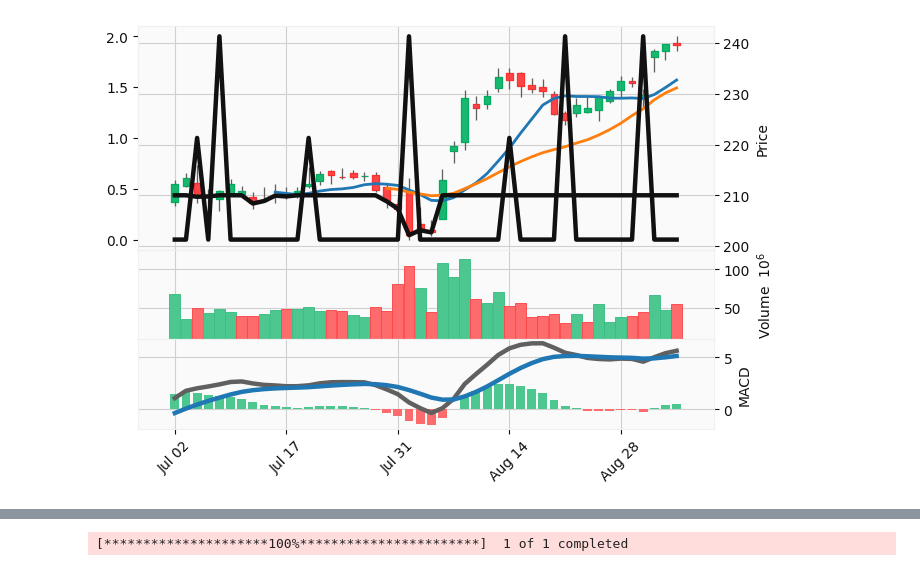
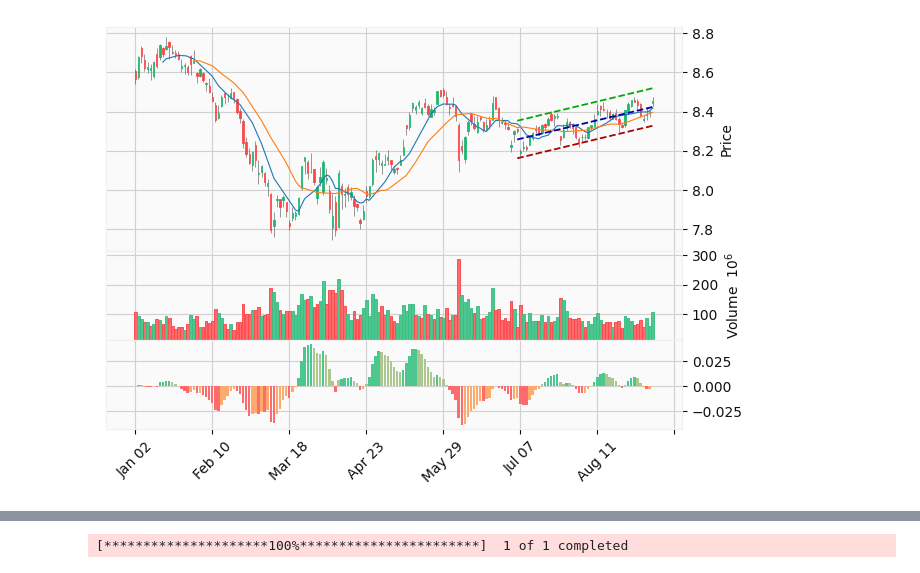
Before and after one commit to jondatan/stock_market, a Jupyter notebook: ploting.ipynb, the cells around one changed output, grey strips where cells are left out. Cells and saved outputs as stored; diff of their text form; code cells hidden in the pictures.

Commit message:
long session. Added channels, and refactored to native poalrs/numpy. 10x speed.

```diff
--- a/ploting.ipynb
+++ b/ploting.ipynb
@@ -15,10 +14,13 @@ from scipy import stats
 pdf_raw = pd.read_parquet("data/silver/stock_daily_candle.parquet")
 # %%
 data = pdf_raw
-data = data[
-    (data["ticker"] == "AAPL") & (data["date"] > datetime.date(2025, 1, 1))
-].sort_values("date")
+data = data[(data["ticker"] == "TSLA") & (data["date"] > date(2025, 1, 1))].sort_values(
+    "date"
+)
 data["date"] = pd.to_datetime(data["date"])
 data = data.set_index("date")
+data = data.sort_index()
+data["idx"] = np.arange(0, data.shape[0])
+
 # Now, plot the candlestick chart
-mpf.plot(data, type="candle", style="yahoo", volume=True, mav=(10, 20))
+# mpf.plot(data, type="candle", style="yahoo", volume=True, mav=(10, 20))
@@ -47,0 +27,2 @@ data[data.index > '2025-08-01']
+# %%
+df_raw = pl.read_parquet("data/silver/stock_daily_candle.parquet")
@@ -160,6 +531,8 @@ AttributeError: 'Series' object has no attribute 'date'
 # %%
 # Add MACD as subplot
-date_filter = '2025-07-01'
+date_filter = "2023-01-01"
+
+
 def MACD(df, window_slow, window_fast, window_signal):
     macd = pd.DataFrame()
     macd["ema_slow"] = df["close"].ewm(span=window_slow).mean()
@@ -167,33 +540,58 @@ def MACD(df, window_slow, window_fast, window_signal):
     macd["macd"] = macd["ema_slow"] - macd["ema_fast"]
     macd["signal"] = macd["macd"].ewm(span=window_signal).mean()
     macd["diff"] = macd["macd"] - macd["signal"]
-    macd["bar_positive"] = macd["diff"].map(lambda x: x if x > 0 else 0)
-    macd["bar_negative"] = macd["diff"].map(lambda x: x if x < 0 else 0)
+    macd["is_incr"] = macd["diff"].abs() > macd["diff"].shift(1, fill_value=0).abs()
+    macd["bar_positive_increasing"] = macd["diff"][macd.is_incr].map(
+        lambda x: x if x > 0 else 0
+    )
+    macd["bar_positive_diminish"] = macd["diff"][~macd.is_incr].map(
+        lambda x: x if x > 0 else 0
+    )
+    macd["bar_negative_increasing"] = macd["diff"][macd.is_incr].map(
+        lambda x: x if x < 0 else 0
+    )
+    macd["bar_negative_diminish"] = macd["diff"][~macd.is_incr].map(
+        lambda x: x if x < 0 else 0
+    )
     return macd
 
-def channel(df):
-    chnl = df.copy(deep=True)
-    chnl["upper"] = [isPivot(df, i, 3) for i in range(data.shape[0])]
-    chnl["lower"] = df["close"].map(lambda x: x if x < 210 else 210)
-    return chnl
 
-df_data = data
+df_data = data.copy(deep=True)
+df_data["open"] = np.log2(df_data["open"])
+df_data["high"] = np.log2(df_data["high"])
+df_data["low"] = np.log2(df_data["low"])
+df_data["close"] = np.log2(df_data["close"])
 
+df_data["idx"] = np.arange(0, df_data.shape[0])
 macd = MACD(df_data, 12, 26, 9)
 macd = macd[df_data.index > date_filter]
-chnl = channel(df_data)
+chnl = collect_channel(df_data, datetime(2025, 9, 5), timedelta(days=60), 7)
+chnl = parallell_channel(df_data, datetime(2025, 9, 5), timedelta(days=65), 2)
 chnl = chnl[df_data.index > date_filter]
 df_data
+# print(chnl)
 
+bar_plot = lambda data, color: mpf.make_addplot(data, type="bar", color=color, panel=2)
 extra_plots = [
     mpf.make_addplot(
-        (macd["macd"]), color="#606060", panel=2, ylabel="MACD", secondary_y=False
+        (macd["macd"]), color="#606060", panel=1, ylabel="MACD", secondary_y=False
     ),
-    mpf.make_addplot((macd["signal"]), color="#1f77b4", panel=2, secondary_y=False),
-    mpf.make_addplot((macd["bar_positive"]), type="bar", color="#4dc790", panel=2),
-    mpf.make_addplot((macd["bar_negative"]), type="bar", color="#fd6b6c", panel=2),
-    mpf.make_addplot((chnl["upper"]), type="line", color="#111111", panel=0),
-    mpf.make_addplot((chnl["lower"]), type="line", color="#111111", panel=0),
+    mpf.make_addplot((macd["signal"]), color="#1f77b4", panel=1, secondary_y=False),
+    bar_plot(macd["bar_positive_increasing"], "#4dc790"),
+    bar_plot(macd["bar_positive_diminish"], "#adc790"),
+    bar_plot(macd["bar_negative_increasing"], "#fd6b6c"),
+    bar_plot(macd["bar_negative_diminish"], "#fdab6c"),
+    # mpf.make_addplot((chnl["channel_high"]), linestyle="--", color="#111111", panel=0),
+    # mpf.make_addplot((chnl["channel_low"]), linestyle="--", color="#111111", panel=0),
+    mpf.make_addplot(
+        (chnl["parallel_channel"]), linestyle="--", color="#0000aa", panel=0
+    ),
+    mpf.make_addplot(
+        (chnl["parallel_channel_upper"]), linestyle="--", color="#00aa00", panel=0
+    ),
+    mpf.make_addplot(
+        (chnl["parallel_channel_lower"]), linestyle="--", color="#aa0000", panel=0
+    ),
 ]
 
 mpf.plot(
@@ -203,5 +601,15 @@ mpf.plot(
     volume=True,
     addplot=extra_plots,
     mav=(10, 20),
+    savefig="stock_chart.svg",
 )
+
+mpf.plot(
+    df_data[df_data.index > date_filter],
+    type="candle",
+    style="yahoo",
+    volume=True,
+    addplot=extra_plots,
+    mav=(10, 20),
+)
 # %% [output]
@@ -208,4 +631,4 @@ mpf.plot(
-[figure, old version]
+[figure, new version]
 # %%
 from ipywidgets import interact
 # %%
```
Also changed, not shown: parts of 14 cells of this notebook, 1 other file.
